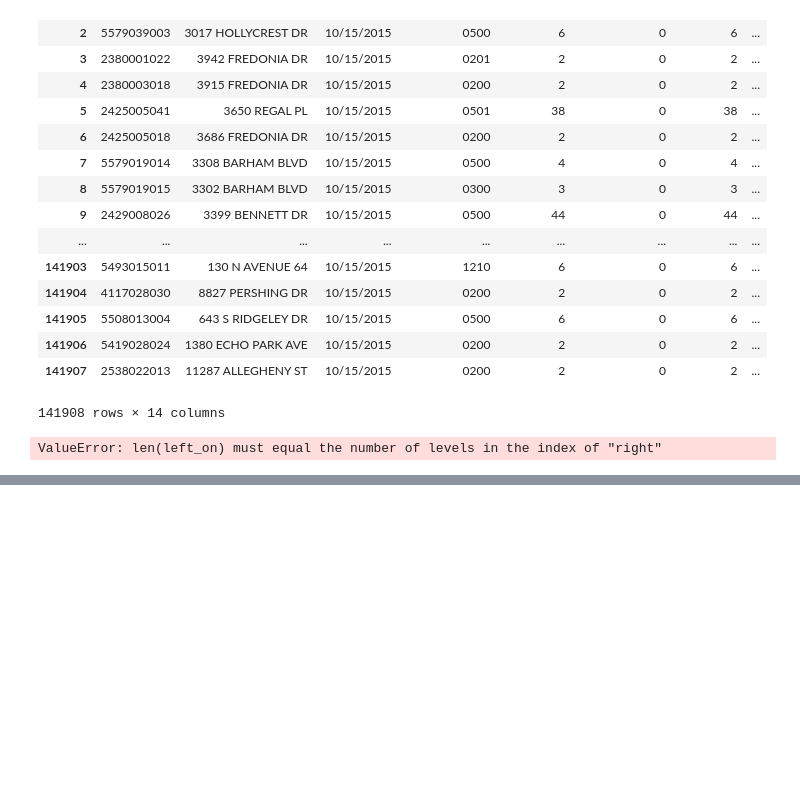
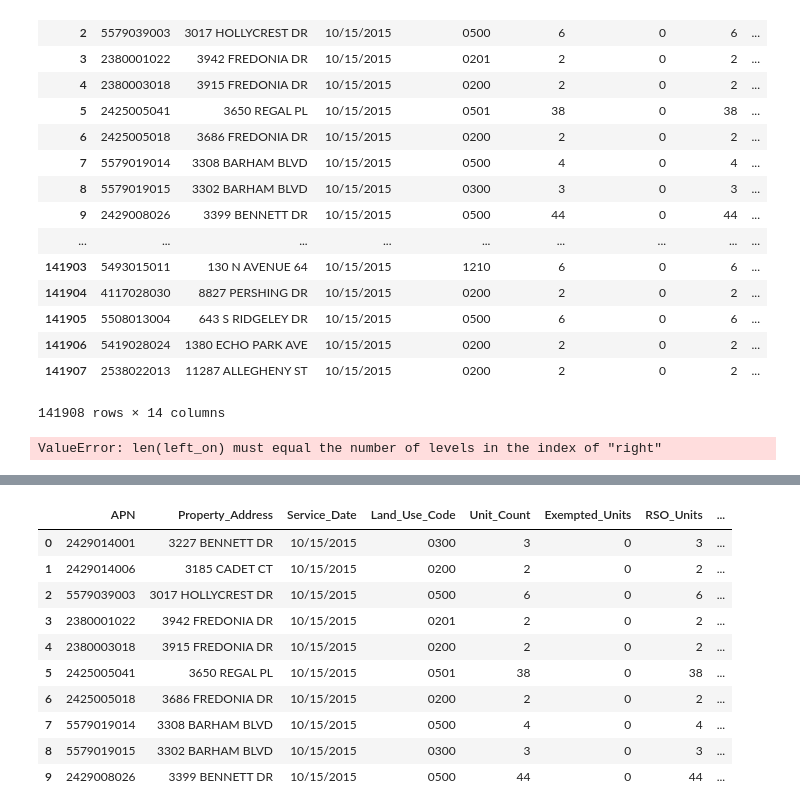
Before and after one commit to CityOfLosAngeles/airbnb-rso-analysis, a Jupyter notebook: Analysis.ipynb, the cells around one changed output, grey strips where cells are left out. Drawn from its saved outputs; the diff is of its cells as text; code cells hidden in the pictures; blank space fills up the shorter version.

```diff
--- a/Analysis.ipynb
+++ b/Analysis.ipynb
@@ -109,0 +107,14 @@ Analysis.ipynb   data/            parcels.geojson  to_geocode.csv
+# %%
+dd.head(10, npartitions=10)
+# %% [output]
+|  | APN | Property_Address | Service_Date | Land_Use_Code | Unit_Count | Exempted_Units | RSO_Units | ... |
+| 0 | 2429014001 | 3227 BENNETT DR | 10/15/2015 | 0300 | 3 | 0 | 3 | ... |
+| 1 | 2429014006 | 3185 CADET CT | 10/15/2015 | 0200 | 2 | 0 | 2 | ... |
+| 2 | 5579039003 | 3017 HOLLYCREST DR | 10/15/2015 | 0500 | 6 | 0 | 6 | ... |
+| 3 | 2380001022 | 3942 FREDONIA DR | 10/15/2015 | 0201 | 2 | 0 | 2 | ... |
+| 4 | 2380003018 | 3915 FREDONIA DR | 10/15/2015 | 0200 | 2 | 0 | 2 | ... |
+| 5 | 2425005041 | 3650 REGAL PL | 10/15/2015 | 0501 | 38 | 0 | 38 | ... |
+| 6 | 2425005018 | 3686 FREDONIA DR | 10/15/2015 | 0200 | 2 | 0 | 2 | ... |
+| 7 | 5579019014 | 3308 BARHAM BLVD | 10/15/2015 | 0500 | 4 | 0 | 4 | ... |
+| 8 | 5579019015 | 3302 BARHAM BLVD | 10/15/2015 | 0300 | 3 | 0 | 3 | ... |
+| 9 | 2429008026 | 3399 BENNETT DR | 10/15/2015 | 0500 | 44 | 0 | 44 | ... |
```
Also changed, not shown: parts of 1 cell of this notebook.
